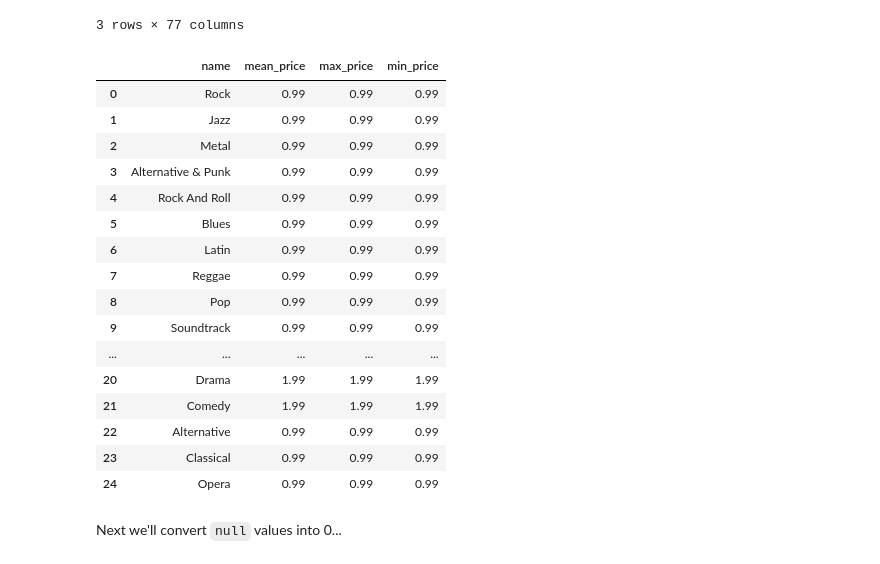
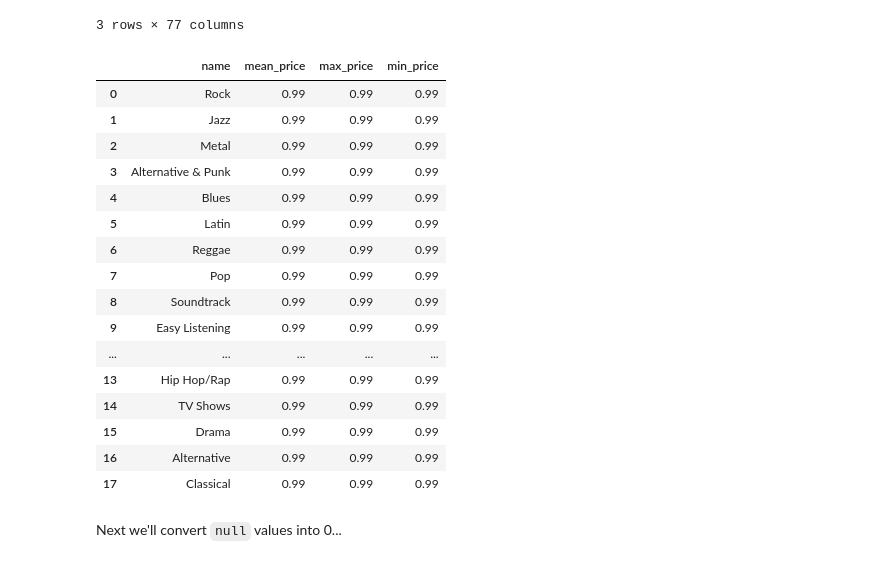
Before and after one commit to lucabro81/dataquest-projects, a Jupyter notebook: 10_answering_business_questions_using_sql/answering_business_questions_using_sql.ipynb, the cells around one changed output. Saved outputs shown, nothing was run; the diff lists cells and outputs as text; code cells hidden in the pictures.

```diff
--- a/10_answering_business_questions_using_sql/answering_business_questions_using_sql.ipynb
+++ b/10_answering_business_questions_using_sql/answering_business_questions_using_sql.ipynb
@@ -383,30 +385,35 @@ purchase_data
 3 rows × 77 columns
 # %%
 mean_price = run_query('''
-    SELECT g.name, SUM(t.unit_price)/COUNT(t.track_id) mean_price, MAX(t.unit_price) max_price, MIN(t.unit_price) min_price
-    FROM track t
+    SELECT
+        g.name,
+        SUM(il.unit_price)/COUNT(t.track_id) mean_price,
+        MAX(il.unit_price) max_price,
+        MIN(il.unit_price) min_price
+    FROM invoice_line il
+    INNER JOIN track t ON t.track_id == il.track_id
     INNER JOIN genre g ON t.genre_id == g.genre_id
     GROUP BY t.genre_id
 ''')
 mean_price
 # %% [output]
 |  | name | mean_price | max_price | min_price |
 | 0 | Rock | 0.99 | 0.99 | 0.99 |
 | 1 | Jazz | 0.99 | 0.99 | 0.99 |
 | 2 | Metal | 0.99 | 0.99 | 0.99 |
 | 3 | Alternative & Punk | 0.99 | 0.99 | 0.99 |
-| 4 | Rock And Roll | 0.99 | 0.99 | 0.99 |
-| 5 | Blues | 0.99 | 0.99 | 0.99 |
-| 6 | Latin | 0.99 | 0.99 | 0.99 |
-| 7 | Reggae | 0.99 | 0.99 | 0.99 |
-| 8 | Pop | 0.99 | 0.99 | 0.99 |
-| 9 | Soundtrack | 0.99 | 0.99 | 0.99 |
+| 4 | Blues | 0.99 | 0.99 | 0.99 |
+| 5 | Latin | 0.99 | 0.99 | 0.99 |
+| 6 | Reggae | 0.99 | 0.99 | 0.99 |
+| 7 | Pop | 0.99 | 0.99 | 0.99 |
+| 8 | Soundtrack | 0.99 | 0.99 | 0.99 |
+| 9 | Easy Listening | 0.99 | 0.99 | 0.99 |
 | ... | ... | ... | ... | ... |
-| 20 | Drama | 1.99 | 1.99 | 1.99 |
-| 21 | Comedy | 1.99 | 1.99 | 1.99 |
-| 22 | Alternative | 0.99 | 0.99 | 0.99 |
-| 23 | Classical | 0.99 | 0.99 | 0.99 |
-| 24 | Opera | 0.99 | 0.99 | 0.99 |
+| 13 | Hip Hop/Rap | 0.99 | 0.99 | 0.99 |
+| 14 | TV Shows | 0.99 | 0.99 | 0.99 |
+| 15 | Drama | 0.99 | 0.99 | 0.99 |
+| 16 | Alternative | 0.99 | 0.99 | 0.99 |
+| 17 | Classical | 0.99 | 0.99 | 0.99 |
 # %% [markdown]
 Next we'll convert `null` values into 0...
 # %%
```
Also changed, not shown: parts of 10 cells of this notebook, 1 other file.
